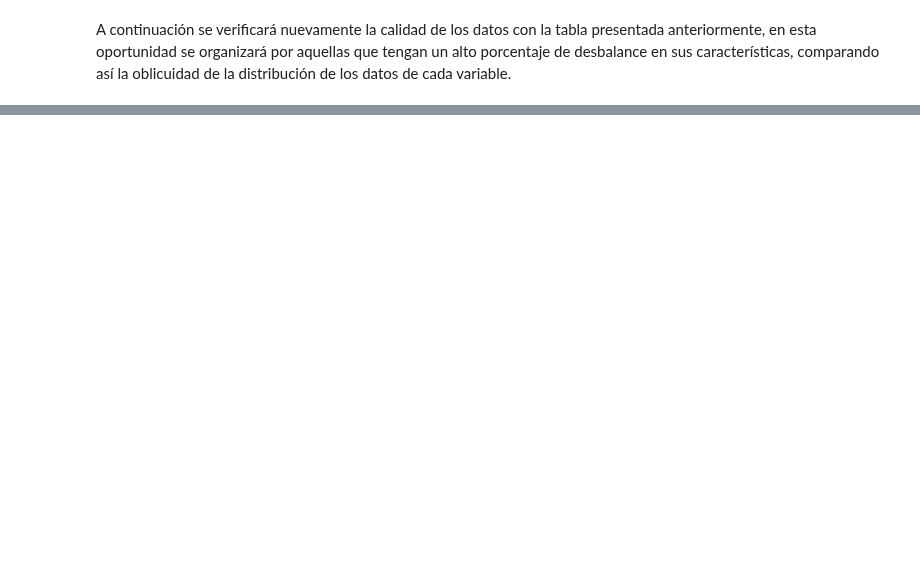
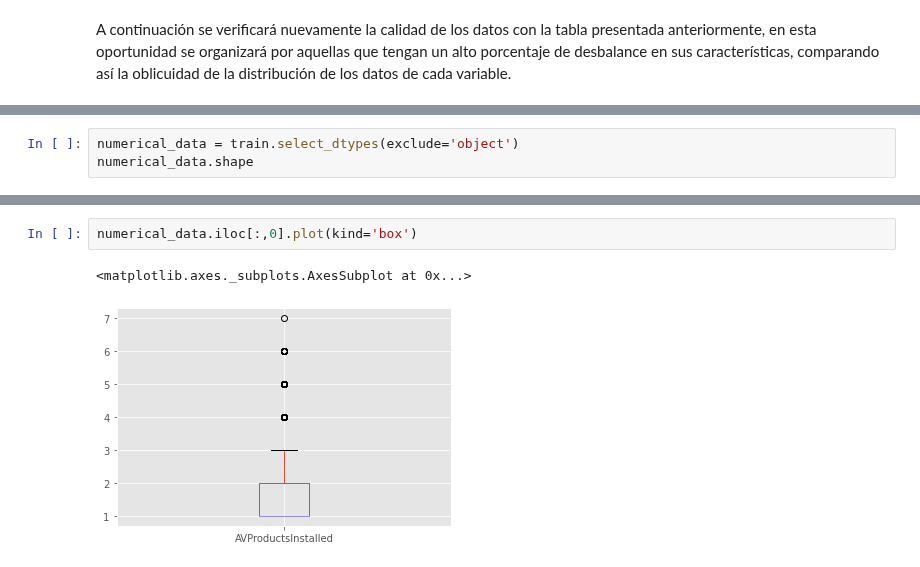
Before and after one commit to andresenrique08/ML_2020, a Jupyter notebook: Proyecto_Malware/Malware_v1.ipynb, the cells around one changed output, grey strips where cells are left out. Saved outputs shown, nothing was run; the diff lists cells and outputs as text; blank space fills up the shorter version.

```diff
--- a/Proyecto_Malware/Malware_v1.ipynb
+++ b/Proyecto_Malware/Malware_v1.ipynb
@@ -227,0 +356,3 @@ Analizando la tabla se observa que 16 variables tienen una de sus categorias de
+# %%
+numerical_data = train.select_dtypes(exclude='object')
+numerical_data.shape
@@ -227,0 +408,5 @@ Analizando la tabla se observa que 16 variables tienen una de sus categorias de
+# %%
+numerical_data.iloc[:,0].plot(kind='box')
+# %% [output]
+<matplotlib.axes._subplots.AxesSubplot at 0x...>
+[figure, added]
```
Also changed, not shown: parts of 42 cells of this notebook.
